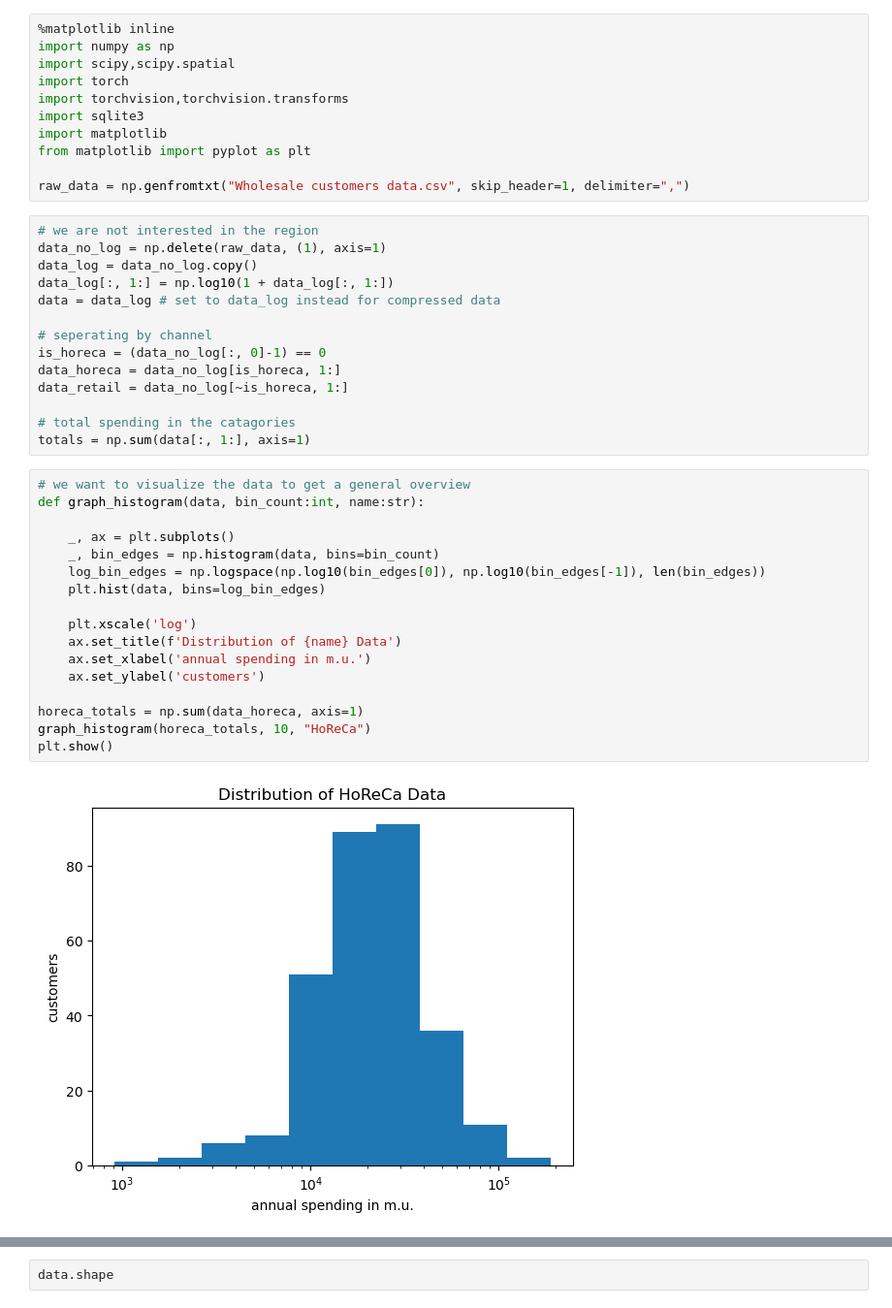
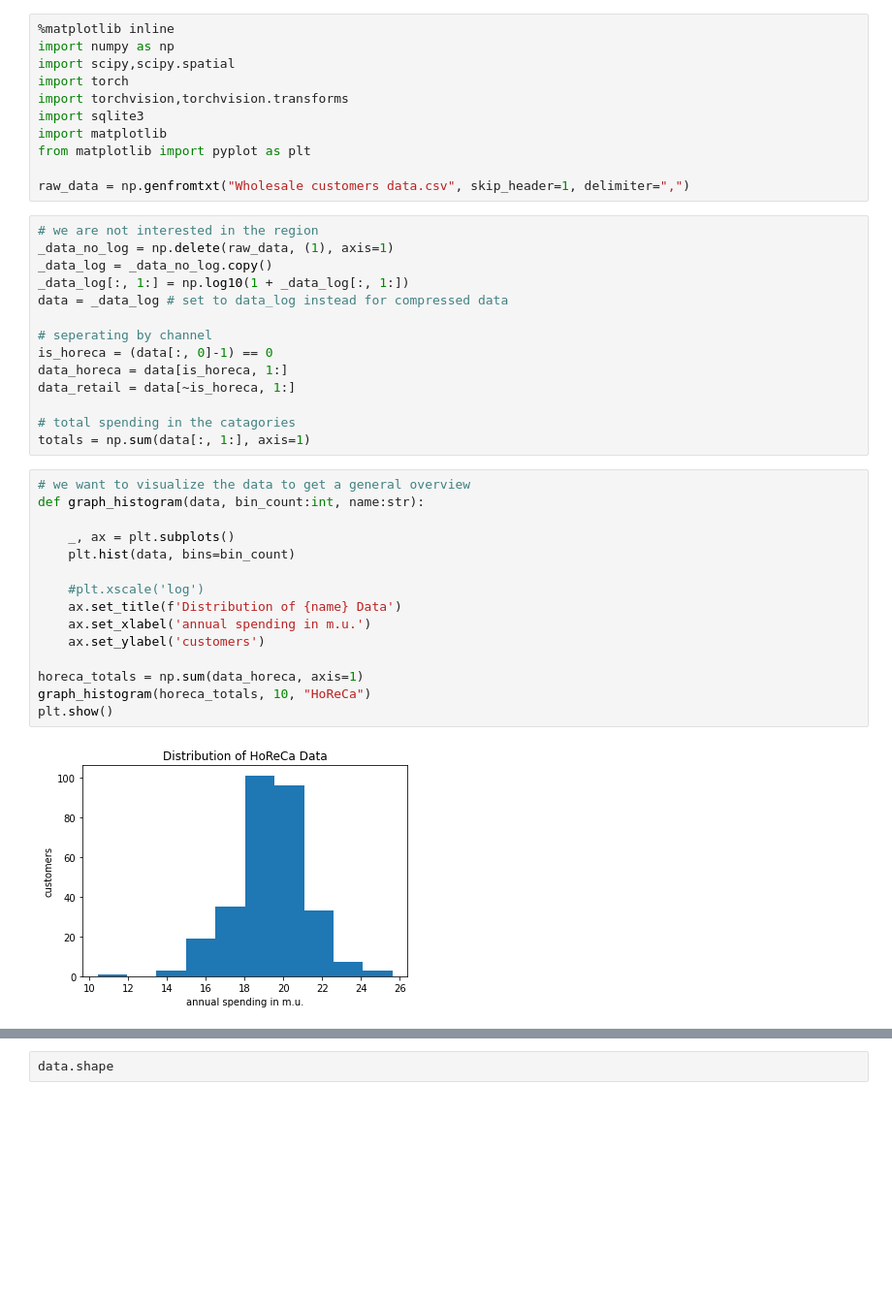
Before and after one commit to saraw108/MLFDS, a Jupyter notebook: Project_1.ipynb, the cells around one changed output, grey strips where cells are left out. Shown: that part at 97% size. Drawn from its saved outputs; the diff is of its cells as text; blank space fills up the shorter version.

Commit message:
rewrote histograms to use the data variable and rewrote the data variable to be the interface for accessing any data (thereby making it so that switching between log and non-log data is much easier.

```diff
--- a/Project_1.ipynb
+++ b/Project_1.ipynb
@@ -16,37 +16,35 @@ from matplotlib import pyplot as plt
 raw_data = np.genfromtxt("Wholesale customers data.csv", skip_header=1, delimiter=",")
 # %%
 # we are not interested in the region
-data_no_log = np.delete(raw_data, (1), axis=1)
-data_log = data_no_log.copy()
-data_log[:, 1:] = np.log10(1 + data_log[:, 1:])
-data = data_log # set to data_log instead for compressed data
+_data_no_log = np.delete(raw_data, (1), axis=1)
+_data_log = _data_no_log.copy()
+_data_log[:, 1:] = np.log10(1 + _data_log[:, 1:])
+data = _data_log # set to data_log instead for compressed data
 
 # seperating by channel
-is_horeca = (data_no_log[:, 0]-1) == 0
-data_horeca = data_no_log[is_horeca, 1:]
-data_retail = data_no_log[~is_horeca, 1:]
+is_horeca = (data[:, 0]-1) == 0
+data_horeca = data[is_horeca, 1:]
+data_retail = data[~is_horeca, 1:]
 
 # total spending in the catagories
 totals = np.sum(data[:, 1:], axis=1)
 # %%
 # we want to visualize the data to get a general overview
 def graph_histogram(data, bin_count:int, name:str):
 
     _, ax = plt.subplots()
-    _, bin_edges = np.histogram(data, bins=bin_count)
-    log_bin_edges = np.logspace(np.log10(bin_edges[0]), np.log10(bin_edges[-1]), len(bin_edges))
-    plt.hist(data, bins=log_bin_edges)
+    plt.hist(data, bins=bin_count)
 
-    plt.xscale('log')
+    #plt.xscale('log')
     ax.set_title(f'Distribution of {name} Data')
     ax.set_xlabel('annual spending in m.u.')
     ax.set_ylabel('customers')
 
 horeca_totals = np.sum(data_horeca, axis=1)
 graph_histogram(horeca_totals, 10, "HoReCa")
 plt.show()
 # %% [output]
-[figure, old version]
+[figure, new version]
 # %%
 # we want to visualize the data to get a general overview
 
```
Also changed, not shown: parts of 4 cells of this notebook.
